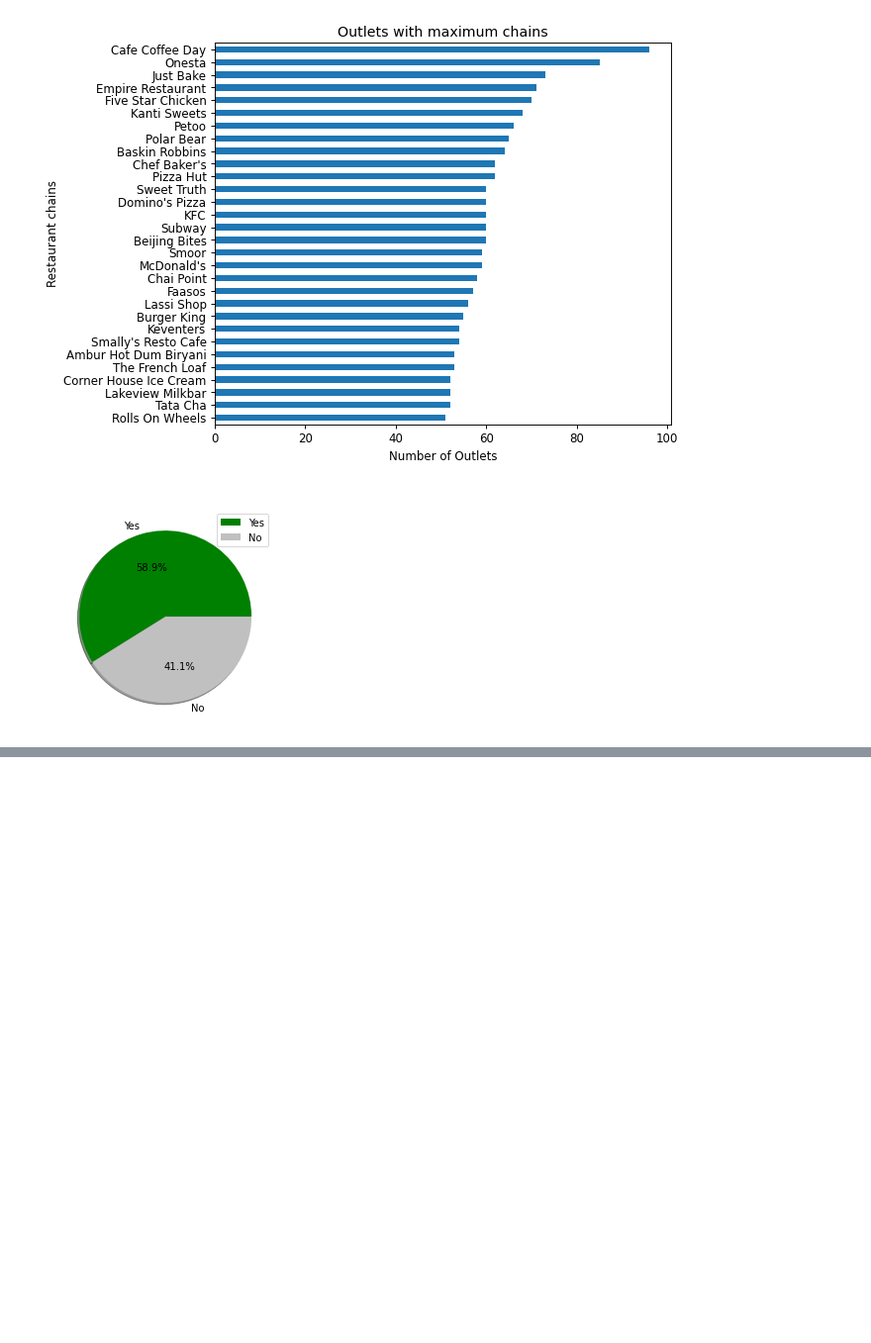
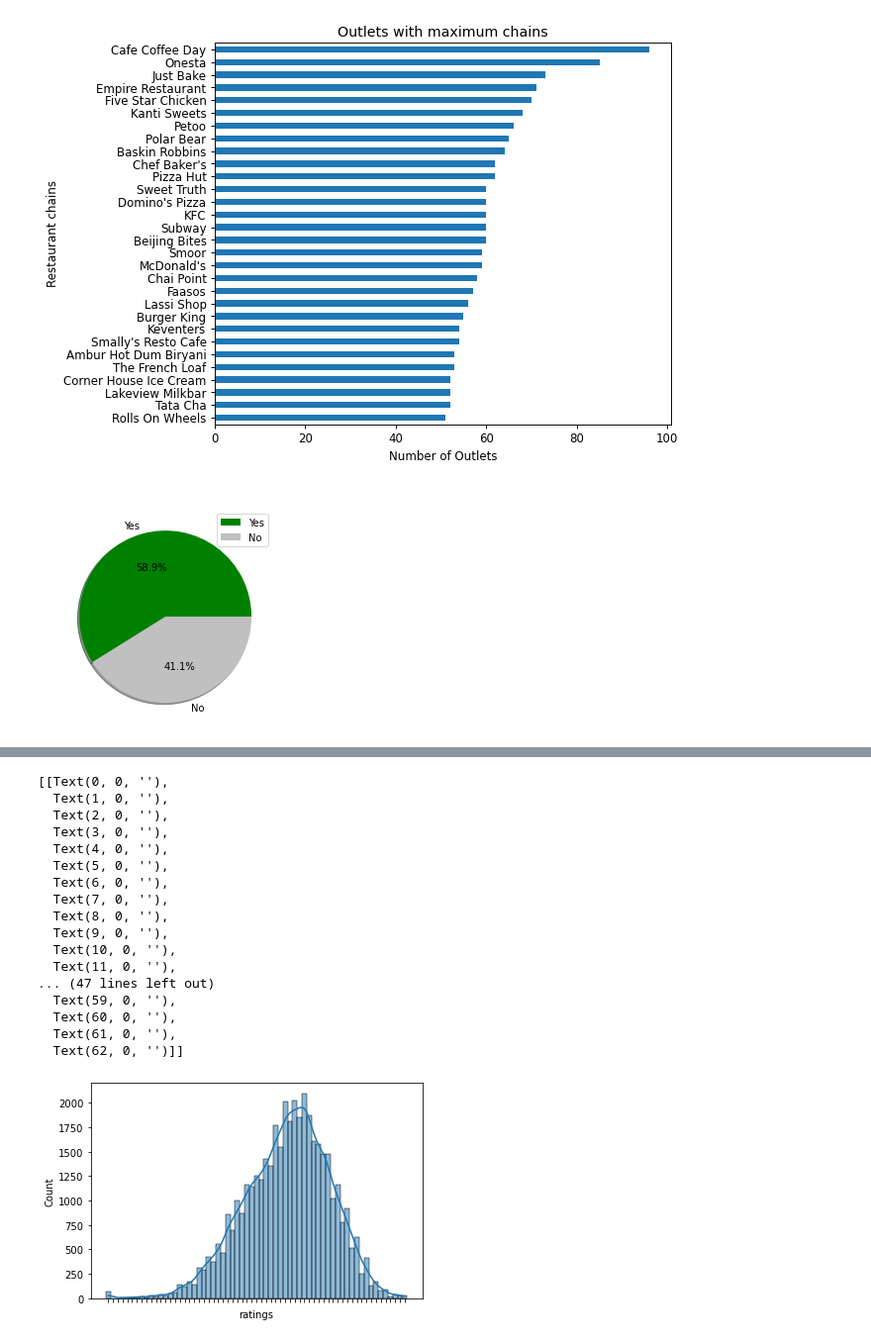
Before and after one commit to harshlohani/zomato-analysis, a Jupyter notebook: zomato_bengaluru.ipynb, the cells around one changed output, grey strips where cells are left out. Shown at 99% size. Drawn from its saved outputs; the diff is of its cells as text; code cells hidden in the pictures; blank space fills up the shorter version.

```diff
--- a/zomato_bengaluru.ipynb
+++ b/zomato_bengaluru.ipynb
@@ -57,0 +79,7 @@ plt.show()
+# %%
+# Removing Nan values from dataframe
+df_rating.dropna(axis=0,inplace=True)
+# Removing new restaurants which have no ratings and are marked as 'NEW'
+df_rating.drop(df_rating[df_rating['rate']=='NEW'].index,inplace=True)
+
+df_rating
@@ -57,0 +105,6 @@ plt.show()
+# %%
+#str(df_ratings)=df_rating.values.tolist()
+#type(df_ratings)
+rate_col=df_rating["rate"]
+print(rate_col)
+type(rate_col)
@@ -57,0 +125,6 @@ plt.show()
+# %%
+new_set1=[]
+for x in rate_col:
+    new_set=x.replace("/5", "")
+    new_set1.append(new_set)
+type(new_set1)
@@ -57,0 +133,6 @@ plt.show()
+# %%
+rate_df= pd.DataFrame(new_set1, columns = ['ratings']).sort_values('ratings')
+#new_set1=pd.DataFrame(new_set1)
+#print(new_set1)
+#type(new_set1)
+rate_df
@@ -57,0 +153,21 @@ plt.show()
+# %%
+sns.histplot(data=rate_df, x="ratings", kde=True).set(xticklabels=[]).
+# %% [output]
+[[Text(0, 0, ''),
+  Text(1, 0, ''),
+  Text(2, 0, ''),
+  Text(3, 0, ''),
+  Text(4, 0, ''),
+  Text(5, 0, ''),
+  Text(6, 0, ''),
+  Text(7, 0, ''),
+  Text(8, 0, ''),
+  Text(9, 0, ''),
+  Text(10, 0, ''),
+  Text(11, 0, ''),
+... (47 lines left out)
+  Text(59, 0, ''),
+  Text(60, 0, ''),
+  Text(61, 0, ''),
+  Text(62, 0, '')]]
+[figure, added]
```
Also changed, not shown: parts of 9 cells of this notebook, 2 other files.
